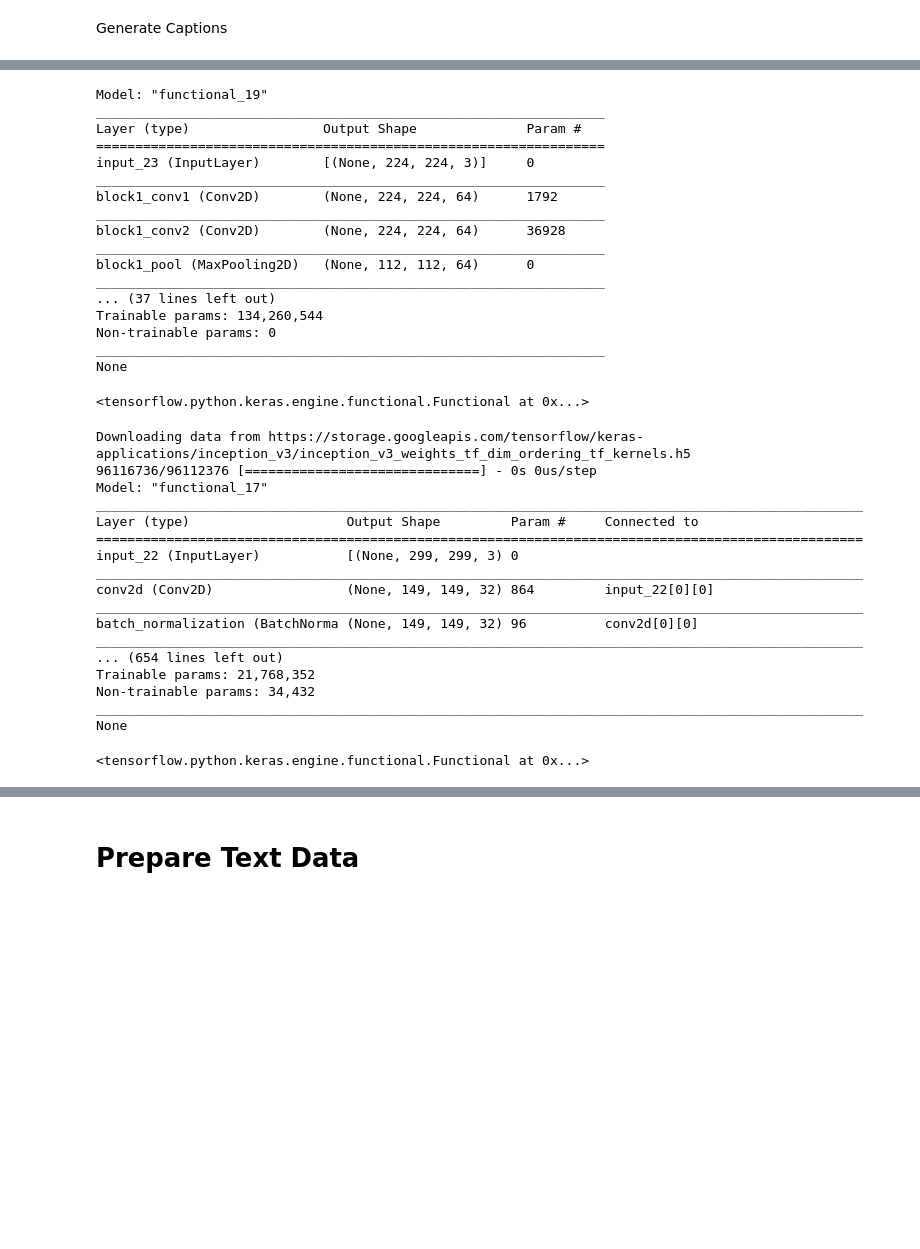
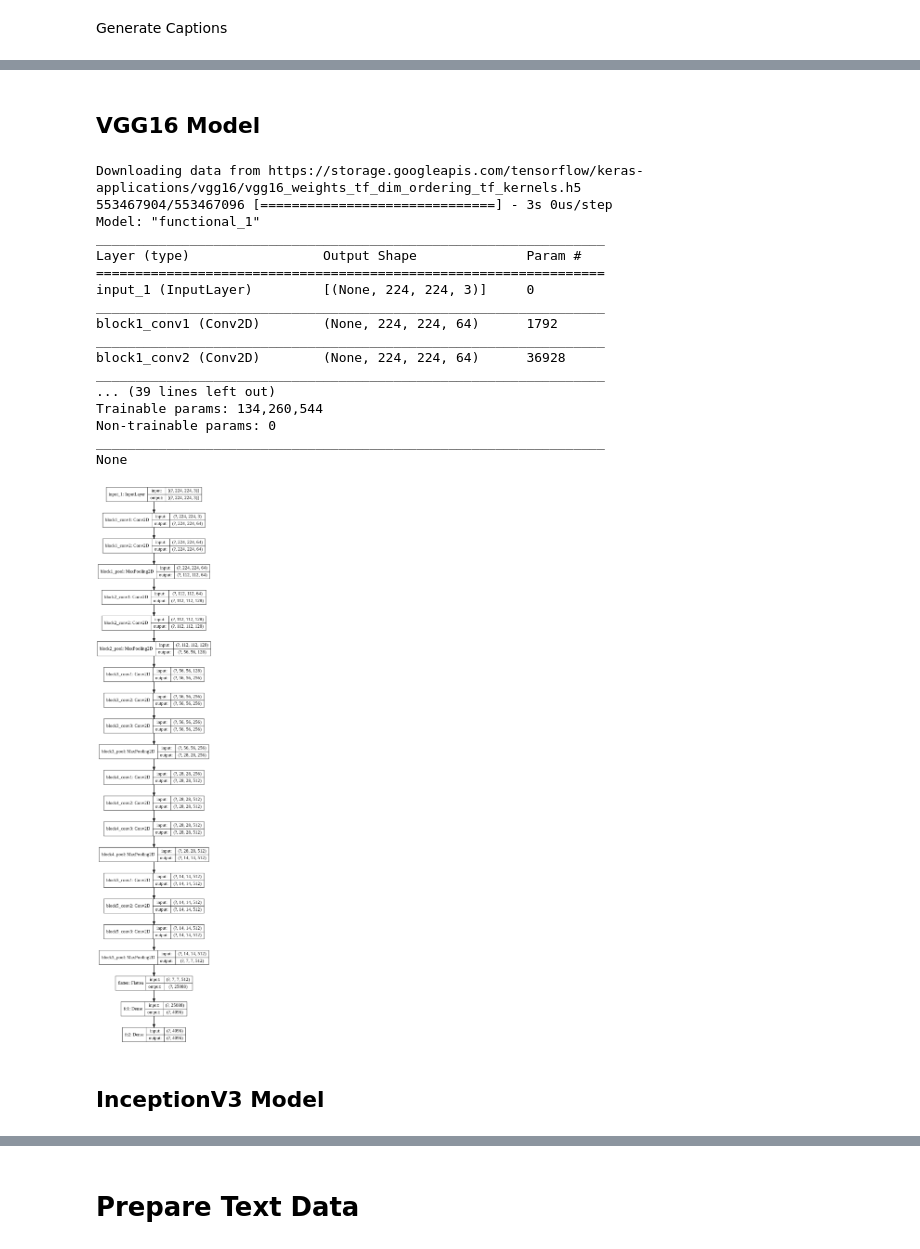
Before and after one commit to juletx/image-caption-generation, a Jupyter notebook: notebook/P71_OIER_Caption_Generation.ipynb, the cells around one changed output, grey strips where cells are left out. Cells and saved outputs as stored; diff of their text form; code cells hidden in the pictures; blank space fills up the shorter version.

Commit message:
Add inceptionv3 model + Add model with attention + Improve caption generation + Add more sections

```diff
--- a/notebook/P71_OIER_Caption_Generation.ipynb
+++ b/notebook/P71_OIER_Caption_Generation.ipynb
@@ -99,11 +137,14 @@ from IPython.display import Image, display
+# %% [markdown]
+## VGG16 Model
 # %%
 # cnn VGG16 model
-def cnn_model_1():
+def cnn_vgg16():
     # load the model
     model = VGG16()
     # re-structure the model
     model = Model(inputs=model.inputs, outputs=model.layers[-2].output)
     # summarize
     print(model.summary())
-    plot_model(model, to_file='models/cnn_model_1.png', show_shapes=True)
+    plot_model(model, to_file='models/cnn_vgg16.png', show_shapes=True)
+    display(Image('models/cnn_vgg16.png'))
     return model
@@ -151 +151,23 @@ def extract_features(directory):
+# %%
+# get cnn vgg16 model
+cnn_vgg16 = cnn_vgg16()
+# %% [output]
+Downloading data from https://storage.googleapis.com/tensorflow/keras-applications/vgg16/vgg16_weights_tf_dim_ordering_tf_kernels.h5
+553467904/553467096 [==============================] - 3s 0us/step
+Model: "functional_1"
+_________________________________________________________________
+Layer (type)                 Output Shape              Param #
+=================================================================
+input_1 (InputLayer)         [(None, 224, 224, 3)]     0
+_________________________________________________________________
+block1_conv1 (Conv2D)        (None, 224, 224, 64)      1792
+_________________________________________________________________
+block1_conv2 (Conv2D)        (None, 224, 224, 64)      36928
+_________________________________________________________________
+... (39 lines left out)
+Trainable params: 134,260,544
+Non-trainable params: 0
+_________________________________________________________________
+None
+[figure, added]
 # %%
@@ -158,45 +181,5 @@ print('Extracted Features: %d' % len(features))
 filename = 'files/features.pkl'
 if not isfile(filename):
 	dump(features, open(filename, 'wb'))
-# %%
-cnn_model_1()
-# %% [output]
-Model: "functional_19"
-_________________________________________________________________
-Layer (type)                 Output Shape              Param #
-=================================================================
-input_23 (InputLayer)        [(None, 224, 224, 3)]     0
-_________________________________________________________________
-block1_conv1 (Conv2D)        (None, 224, 224, 64)      1792
-_________________________________________________________________
-block1_conv2 (Conv2D)        (None, 224, 224, 64)      36928
-_________________________________________________________________
-block1_pool (MaxPooling2D)   (None, 112, 112, 64)      0
-_________________________________________________________________
-... (37 lines left out)
-Trainable params: 134,260,544
-Non-trainable params: 0
-_________________________________________________________________
-None
-<tensorflow.python.keras.engine.functional.Functional at 0x...>
-# %%
-cnn_model_2()
-# %% [output]
-Downloading data from https://storage.googleapis.com/tensorflow/keras-applications/inception_v3/inception_v3_weights_tf_dim_ordering_tf_kernels.h5
-96116736/96112376 [==============================] - 0s 0us/step
-Model: "functional_17"
-__________________________________________________________________________________________________
-Layer (type)                    Output Shape         Param #     Connected to
-==================================================================================================
-input_22 (InputLayer)           [(None, 299, 299, 3) 0
-__________________________________________________________________________________________________
-conv2d (Conv2D)                 (None, 149, 149, 32) 864         input_22[0][0]
-__________________________________________________________________________________________________
-batch_normalization (BatchNorma (None, 149, 149, 32) 96          conv2d[0][0]
-__________________________________________________________________________________________________
-... (654 lines left out)
-Trainable params: 21,768,352
-Non-trainable params: 34,432
-__________________________________________________________________________________________________
-None
-<tensorflow.python.keras.engine.functional.Functional at 0x...>
+# %% [markdown]
+## InceptionV3 Model
```
Also changed, not shown: parts of 71 cells of this notebook, 11 other files.
